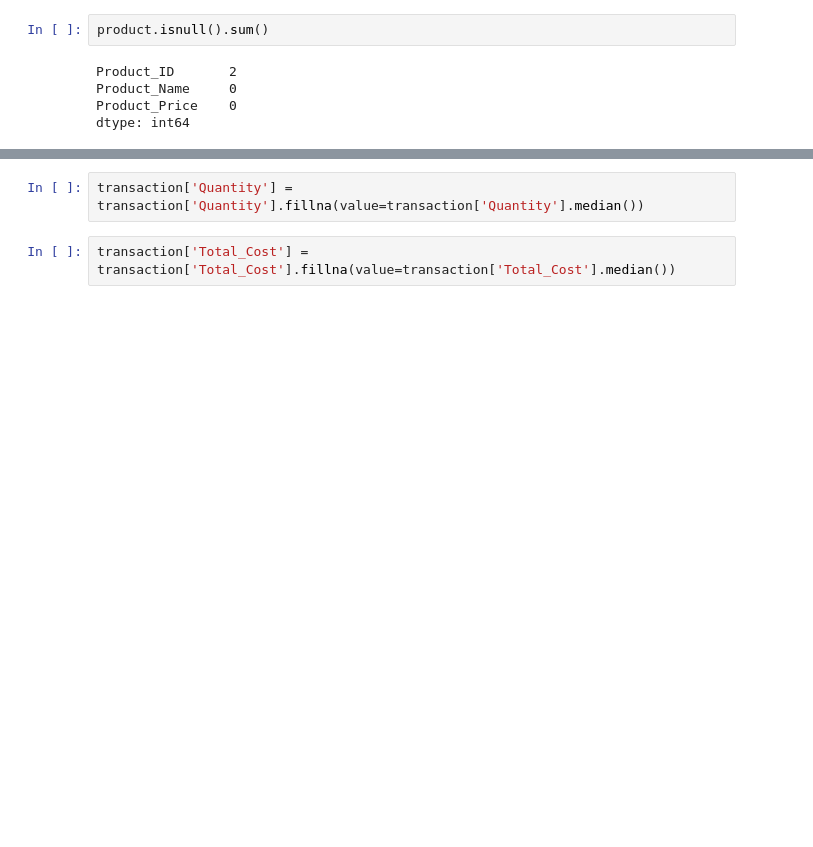
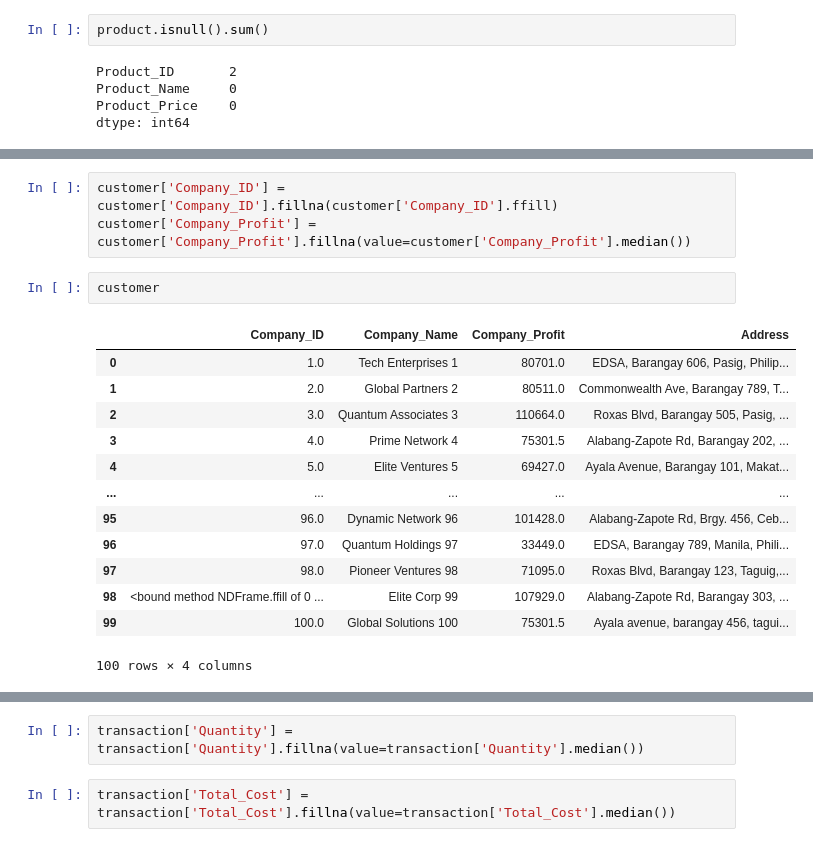
Before and after one commit to Jon-jon11/MO-IT134-BSIT-H3101-Aduana-J.-Mondero-G.-Rabara-A.-, a Jupyter notebook: MLPATeam1Homework3.ipynb, the cells around one changed output, grey strips where cells are left out. Cells and saved outputs as stored; diff of their text form; blank space fills up the shorter version.

```diff
--- a/MLPATeam1Homework3.ipynb
+++ b/MLPATeam1Homework3.ipynb
@@ -103 +89,20 @@ customer
 100 rows × 4 columns
+# %%
+customer['Company_ID'] = customer['Company_ID'].fillna(customer['Company_ID'].ffill)
+customer['Company_Profit'] = customer['Company_Profit'].fillna(value=customer['Company_Profit'].median())
+# %%
+customer
+# %% [output]
+|  | Company_ID | Company_Name | Company_Profit | Address |
+| 0 | 1.0 | Tech Enterprises 1 | 80701.0 | EDSA, Barangay 606, Pasig, Philip... |
+| 1 | 2.0 | Global Partners 2 | 80511.0 | Commonwealth Ave, Barangay 789, T... |
+| 2 | 3.0 | Quantum Associates 3 | 110664.0 | Roxas Blvd, Barangay 505, Pasig, ... |
+| 3 | 4.0 | Prime Network 4 | 75301.5 | Alabang-Zapote Rd, Barangay 202, ... |
+| 4 | 5.0 | Elite Ventures 5 | 69427.0 | Ayala Avenue, Barangay 101, Makat... |
+| ... | ... | ... | ... | ... |
+| 95 | 96.0 | Dynamic Network 96 | 101428.0 | Alabang-Zapote Rd, Brgy. 456, Ceb... |
+| 96 | 97.0 | Quantum Holdings 97 | 33449.0 | EDSA, Barangay 789, Manila, Phili... |
+| 97 | 98.0 | Pioneer Ventures 98 | 71095.0 | Roxas Blvd, Barangay 123, Taguig,... |
+| 98 | <bound method NDFrame.ffill of 0 ... | Elite Corp 99 | 107929.0 | Alabang-Zapote Rd, Barangay 303, ... |
+| 99 | 100.0 | Global Solutions 100 | 75301.5 | Ayala avenue, barangay 456, tagui... |
+100 rows × 4 columns
```
Also changed, not shown: parts of 7 cells of this notebook.
